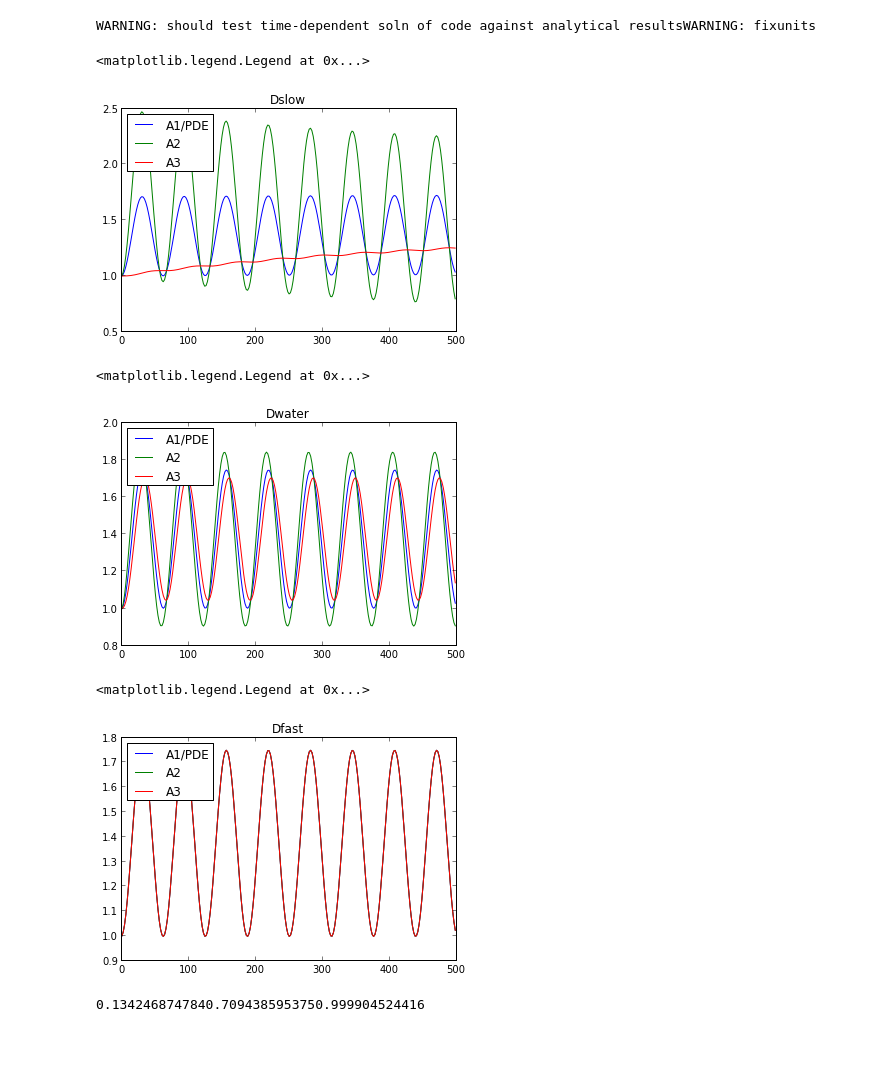
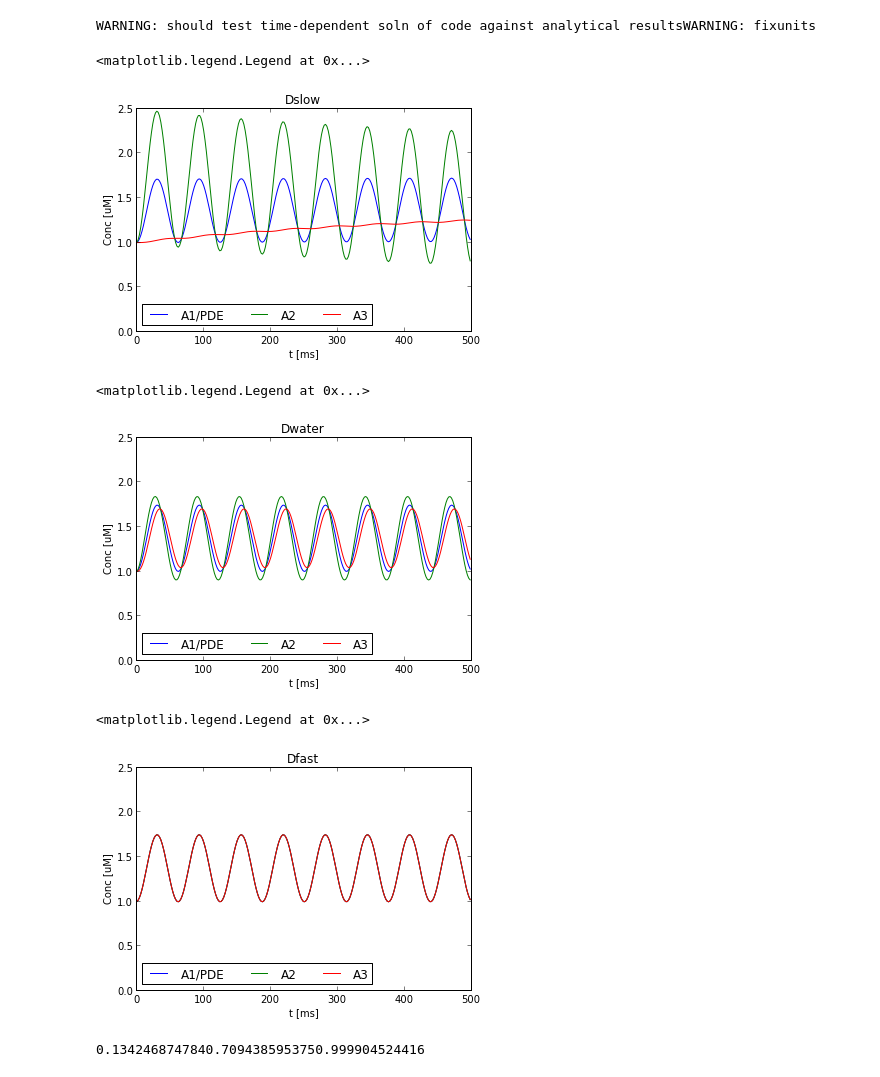
Before and after one commit to huskeypm/enzymekineticsacs, a Jupyter notebook: pdeode.ipynb, the cells around one changed output. Saved outputs shown, nothing was run; the diff lists cells and outputs as text; code cells hidden in the pictures; blank space fills up the shorter version.

```diff
--- a/pdeode.ipynb
+++ b/pdeode.ipynb
@@ -62,20 +62,20 @@ WARNING: should test time-dependent soln of code against analytical resultsWARNI
 # %%
 # Take 'steady state' region (not quite) and compute covariancedef stddevrat(t,yt,tss=0):  #idx = np.where(t > tss)  cA2 = np.ndarray.flatten(yt[:,idxA2])  cA3 = np.ndarray.flatten(yt[:,idxA3])   scA2= np.std(cA2)    scA3= np.std(cA3)    return scA3/scA2   #Cij = np.cov(cA1,cA3)    #C11 = Cij[0,0]    #C13 = Cij[0,1]  #return C13/C11#plot(cA1)#plot(cA3)
 # %%
-pickleName ="Dslow.pkl"tsslow,concsslow,vars = readpickle(pickleName,novar=True)plt.title("Dslow")    plt.plot(tsslow,concsslow[:,idxA1],label="A1/PDE")    plt.plot(tsslow,concsslow[:,idxA2],label="A2")        plt.plot(tsslow,concsslow[:,idxA3],label="A3")        plt.legend(loc=2)
+pickleName ="Dslow.pkl"tsslow,concsslow,vars = readpickle(pickleName,novar=True)plt.title("Dslow")    plt.ylim([0,2.5])plt.plot(tsslow,concsslow[:,idxA1],label="A1/PDE")    plt.plot(tsslow,concsslow[:,idxA2],label="A2")        plt.plot(tsslow,concsslow[:,idxA3],label="A3")       plt.xlabel("t [ms]")plt.ylabel("Conc [uM]")plt.legend(loc=3,ncol=3)
 # %% [output]
 <matplotlib.legend.Legend at 0x...>
-[figure, old version]
+[figure, new version]
 # %%
-pickleName ="Dwater.pkl"tsp,concsp,vars= readpickle(pickleName,novar=True)plt.title("Dwater")    plt.plot(tsp,concsp[:,idxA1],label="A1/PDE")    plt.plot(tsp,concsp[:,idxA2],label="A2")        plt.plot(tsp,concsp[:,idxA3],label="A3")        plt.legend(loc=2)
+pickleName ="Dwater.pkl"tsp,concsp,vars= readpickle(pickleName,novar=True)plt.title("Dwater")    plt.ylim([0,2.5])plt.plot(tsp,concsp[:,idxA1],label="A1/PDE")    plt.plot(tsp,concsp[:,idxA2],label="A2")        plt.plot(tsp,concsp[:,idxA3],label="A3")        plt.xlabel("t [ms]")plt.ylabel("Conc [uM]")plt.legend(loc=3,ncol=3)
 # %% [output]
 <matplotlib.legend.Legend at 0x...>
-[figure, old version]
+[figure, new version]
 # %%
-pickleName ="Dfast.pkl"tspdf,concspdf,var = readpickle(pickleName,novar=True)plt.title("Dfast")plt.plot(tspdf,concspdf[:,idxA1],label="A1/PDE")    plt.plot(tspdf,concspdf[:,idxA2],label="A2")        plt.plot(tspdf,concspdf[:,idxA3],label="A3")        plt.legend(loc=2)
+pickleName ="Dfast.pkl"tspdf,concspdf,var = readpickle(pickleName,novar=True)plt.title("Dfast")plt.ylim([0,2.5])plt.plot(tspdf,concspdf[:,idxA1],label="A1/PDE")    plt.plot(tspdf,concspdf[:,idxA2],label="A2")        plt.plot(tspdf,concspdf[:,idxA3],label="A3")     plt.xlabel("t [ms]")plt.ylabel("Conc [uM]")plt.legend(loc=3,ncol=3)
 # %% [output]
 <matplotlib.legend.Legend at 0x...>
-[figure, old version]
+[figure, new version]
 # %%
 #plt.plot(tsp,np.sin(0.2*tsp))idxA1 = 0 # PDE idxA2 = 2 # left compartment idxA3 = 4 # right compartment Ds=0.01Df=1000.plt.plot(tsslow,concsslow[:,idxA2],'b',label='A2,D=%5.2f'%Ds)plt.plot(tsslow,concsslow[:,idxA3],'b--',label='A3,D=%5.2f'%Ds)#plt.plot(tsp,np.sin(0.2*tsp))plt.plot(tspdf,concspdf[:,idxA2],'k',label='A2,D=%5.1f'%Df)plt.plot(tspdf,concspdf[:,idxA3],'k--',label='A3,D=%5.1f'%Df)plt.legend(loc=2)print stddevrat(tsslow,concsslow,0)print stddevrat(tsp,concsp,0)print stddevrat(tspdf,concspdf,0)
 # %% [output]
```
Also changed, not shown: parts of 3 cells of this notebook, 1 other file.
